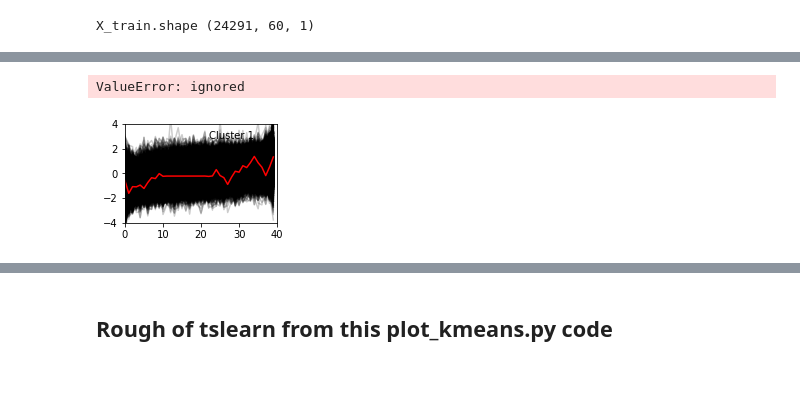
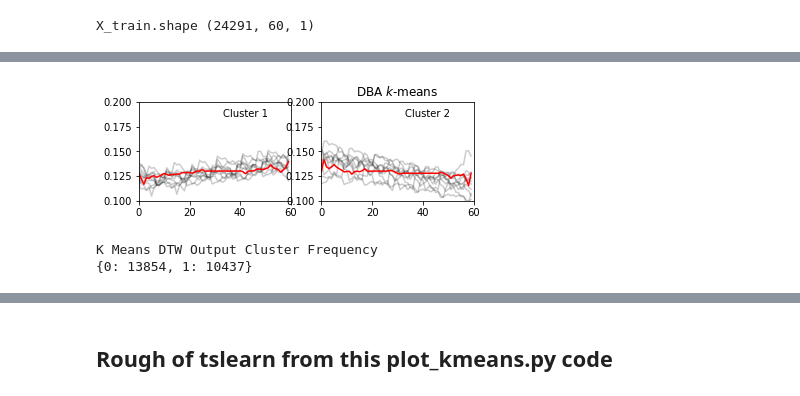
Before and after one commit to OmkarMehta/SSFwithNODE, a Jupyter notebook: time-series-similarity/time_series_similarity.ipynb, the cells around one changed output, grey strips where cells are left out. Cells and saved outputs as stored; diff of their text form; code cells hidden in the pictures.

Commit message:
Trial 2 dtw training

```diff
--- a/time-series-similarity/time_series_similarity.ipynb
+++ b/time-series-similarity/time_series_similarity.ipynb
@@ -1304,7 +1307,7 @@ Successfully installed tslearn-0.5.2
 import numpy
 import matplotlib.pyplot as plt
 
-from tslearn.clustering import TimeSeriesKMeans
+from tslearn.clustering import TimeSeriesKMeans, silhouette_score
 from tslearn.datasets import CachedDatasets
 from tslearn.preprocessing import TimeSeriesScalerMeanVariance, \
     TimeSeriesResampler
@@ -1312,7 +1315,7 @@ from tslearn.preprocessing import TimeSeriesScalerMeanVariance, \
 seed = 0
 numpy.random.seed(seed)
 # X_train, y_train, X_test, y_test = CachedDatasets().load_dataset("Trace")
-X_train = data_df.values
+X_train = data_normalized_df.values
 print(f"X_train.shape {X_train.shape}")
 # print(f"y_train.shape {y_train.shape}")
 # print(f"X_test.shape {X_test.shape}")
@@ -1331,6 +1374,6 @@ X_train.shape (24291, 60, 1)
 # %%
 # Make time series shorter
-X_train = TimeSeriesResampler(sz=40).fit_transform(X_train)
+# X_train = TimeSeriesResampler(sz=40).fit_transform(X_train)
 sz = X_train.shape[1]
 print(f"X_train.shape {X_train.shape}")
 # %% [output]
@@ -1349,11 +1392,11 @@ y_pred.shape (24291,)
 plt.figure()
 for yi in range(2):
     plt.subplot(2, 2, yi + 1)
-    for xx in X_train[y_pred == yi]:
+    for xx in X_train[y_pred == yi][:10]:
         plt.plot(xx.ravel(), "k-", alpha=.2)
     plt.plot(km.cluster_centers_[yi].ravel(), "r-")
     plt.xlim(0, sz)
-    plt.ylim(-4, 4)
+    plt.ylim(0.1, 0.2)
     plt.text(0.55, 0.85,'Cluster %d' % (yi + 1),
              transform=plt.gca().transAxes)
     if yi == 1:
@@ -1364,7 +1424,8 @@ for yi in range(2):
 # DBA-k-means
 print("DBA k-means")
 dba_km = TimeSeriesKMeans(n_clusters=2,
-                          n_init=2,
+                          n_init=1,
+                          max_iter = 10,
                           metric="dtw",
                           verbose=True,
                           max_iter_barycenter=10,
@@ -1399,15 +1462,22 @@ Init 1
 # %%
 for yi in range(2):
     plt.subplot(2, 2, 1 + yi)
-    for xx in X_train[y_pred == yi]:
+    for xx in X_train[y_pred == yi][:10]:
         plt.plot(xx.ravel(), "k-", alpha=.2)
     plt.plot(dba_km.cluster_centers_[yi].ravel(), "r-")
     plt.xlim(0, sz)
-    plt.ylim(-4, 4)
+    plt.ylim(0.1, 0.2)
     plt.text(0.55, 0.85,'Cluster %d' % (yi + 1),
              transform=plt.gca().transAxes)
     if yi == 1:
         plt.title("DBA $k$-means")
 # %% [output]
-ValueError: ignored
-[figure, old version]
+[figure, new version]
+# %%
+# Frequency count of the Output clusters
+unique, counts = np.unique(y_pred, return_counts=True)
+print('K Means DTW Output Cluster Frequency')
+print(dict(zip(unique, counts)))
+# %% [output]
+K Means DTW Output Cluster Frequency
+{0: 13854, 1: 10437}
```
Also changed, not shown: parts of 25 cells of this notebook, 5 other files.
